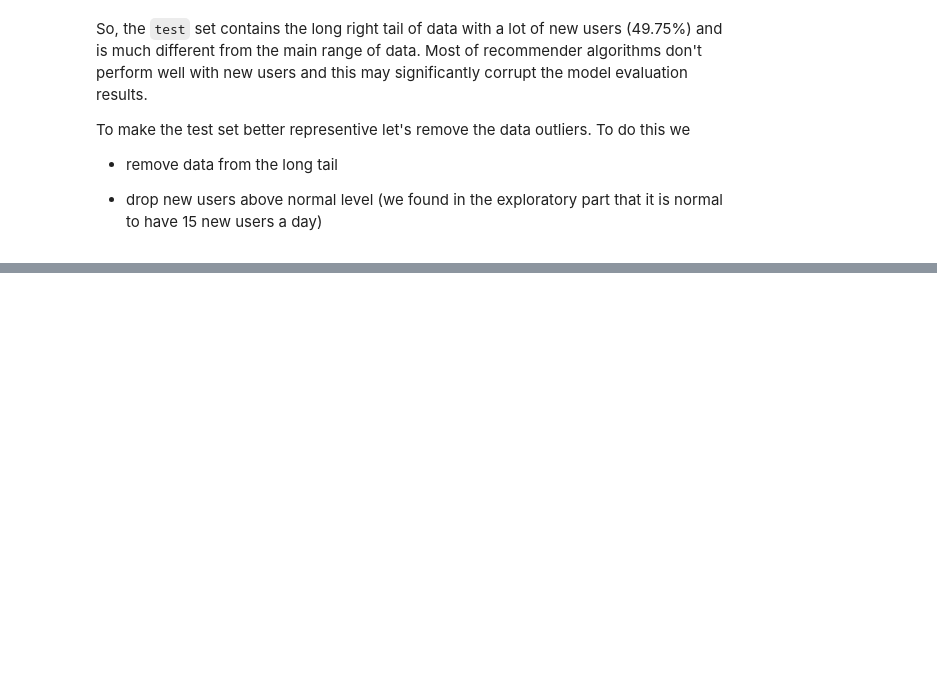
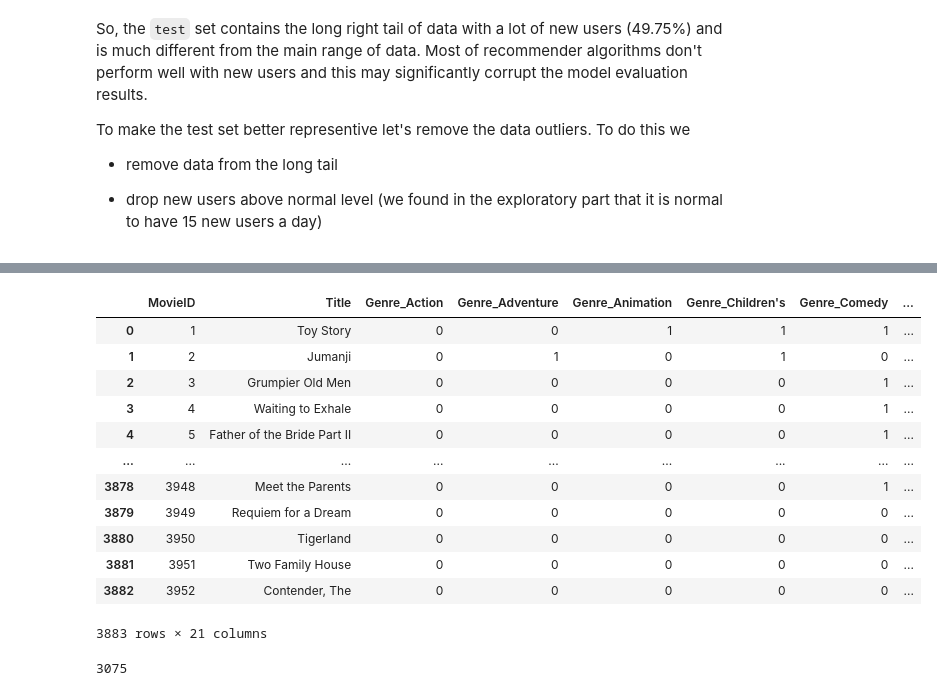
Before and after one commit to VyLeet/recommender-systems-project, a Jupyter notebook: notebooks/exploratory_data_analysis.ipynb, the cells around one changed output, grey strips where cells are left out. Saved outputs shown, nothing was run; the diff lists cells and outputs as text; code cells hidden in the pictures; blank space fills up the shorter version.

```diff
--- a/notebooks/exploratory_data_analysis.ipynb
+++ b/notebooks/exploratory_data_analysis.ipynb
@@ -280,0 +326,26 @@ Test set has 1.47% of new movies (50)
+# %%
+movies_mod
+# %% [output]
+|  | MovieID | Title | Genre_Action | Genre_Adventure | Genre_Animation | Genre_Children's | Genre_Comedy | ... |
+| 0 | 1 | Toy Story | 0 | 0 | 1 | 1 | 1 | ... |
+| 1 | 2 | Jumanji | 0 | 1 | 0 | 1 | 0 | ... |
+| 2 | 3 | Grumpier Old Men | 0 | 0 | 0 | 0 | 1 | ... |
+| 3 | 4 | Waiting to Exhale | 0 | 0 | 0 | 0 | 1 | ... |
+| 4 | 5 | Father of the Bride Part II | 0 | 0 | 0 | 0 | 1 | ... |
+| ... | ... | ... | ... | ... | ... | ... | ... | ... |
+| 3878 | 3948 | Meet the Parents | 0 | 0 | 0 | 0 | 1 | ... |
+| 3879 | 3949 | Requiem for a Dream | 0 | 0 | 0 | 0 | 0 | ... |
+| 3880 | 3950 | Tigerland | 0 | 0 | 0 | 0 | 0 | ... |
+| 3881 | 3951 | Two Family House | 0 | 0 | 0 | 0 | 0 | ... |
+| 3882 | 3952 | Contender, The | 0 | 0 | 0 | 0 | 0 | ... |
+3883 rows × 21 columns
+# %%
+def strip_the(x):
+    if x.endswith(', The'):
+        return x[:-5]
+    return x
+
+
+movies_mod.Title.map(lambda x: strip_the(x.strip()) in imdb_titles or x.strip() in imdb_titles).sum()
+# %% [output]
+3075
```
Also changed, not shown: parts of 22 cells of this notebook, 2 other files.
